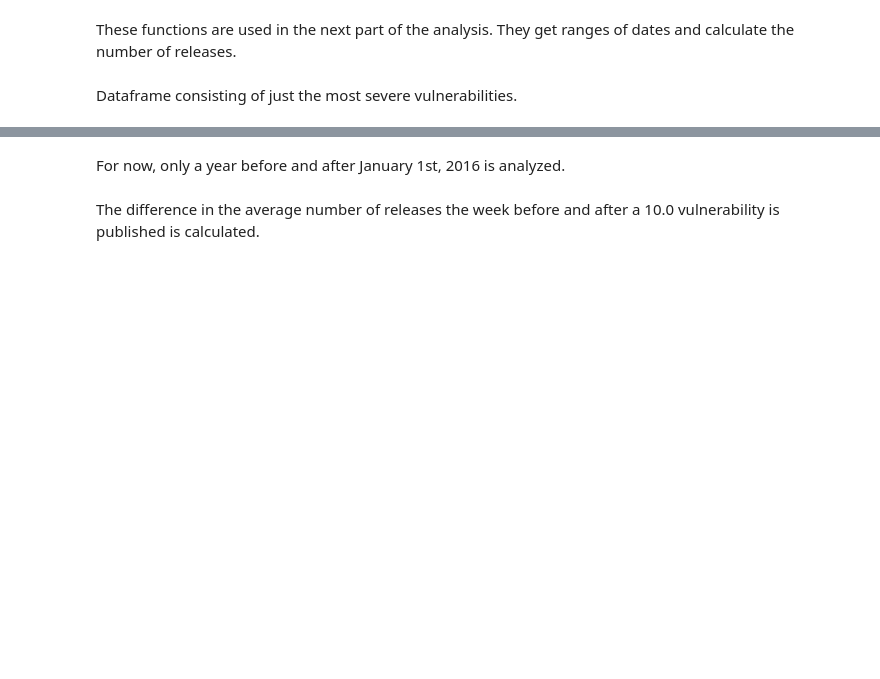
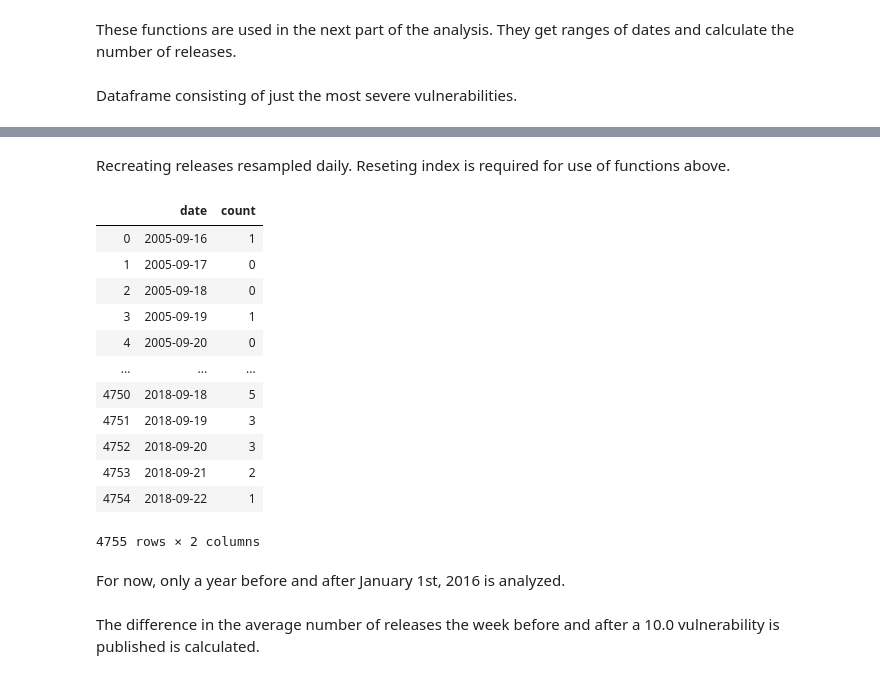
Before and after one commit to UNCG-CSE/Open_Source_Vul_Metrics, a Jupyter notebook: src/3k-python/releases.ipynb, the cells around one changed output, grey strips where cells are left out. Cells and saved outputs as stored; diff of their text form; code cells hidden in the pictures; blank space fills up the shorter version.

Commit message:
Analysis for change in release frequency around vulnerability publishes.

```diff
--- a/src/3k-python/releases.ipynb
+++ b/src/3k-python/releases.ipynb
@@ -261,3 +289,22 @@ r_d
+# %% [markdown]
+Recreating releases resampled daily. Reseting index is required for use of functions above.
+# %%
+r_d = releases_resample('d').reset_index()
+r_d
+# %% [output]
+|  | date | count |
+| 0 | 2005-09-16 | 1 |
+| 1 | 2005-09-17 | 0 |
+| 2 | 2005-09-18 | 0 |
+| 3 | 2005-09-19 | 1 |
+| 4 | 2005-09-20 | 0 |
+| ... | ... | ... |
+| 4750 | 2018-09-18 | 5 |
+| 4751 | 2018-09-19 | 3 |
+| 4752 | 2018-09-20 | 3 |
+| 4753 | 2018-09-21 | 2 |
+| 4754 | 2018-09-22 | 1 |
+4755 rows × 2 columns
 # %% [markdown]
 For now, only a year before and after January 1st, 2016 is analyzed.
 # %%
```
Also changed, not shown: parts of 8 cells of this notebook.
